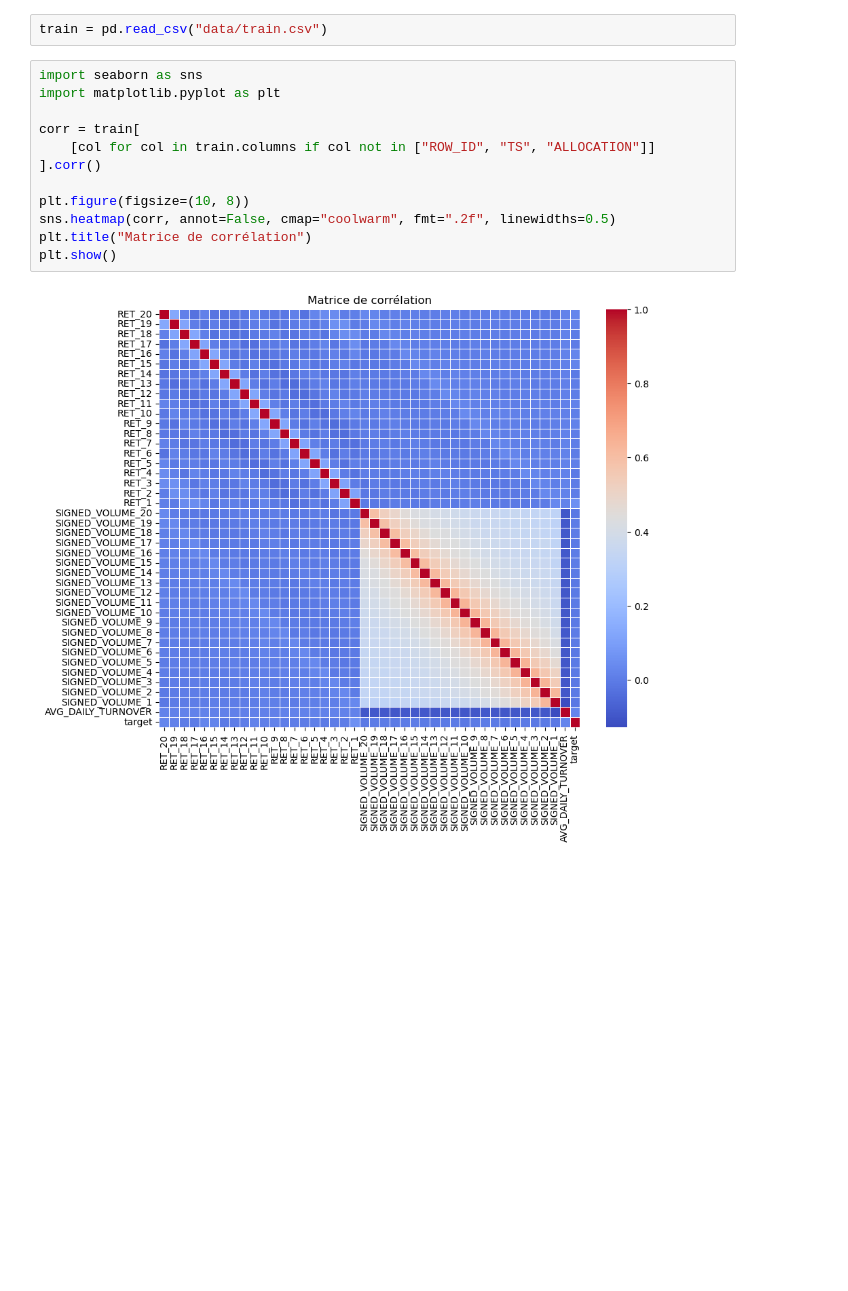
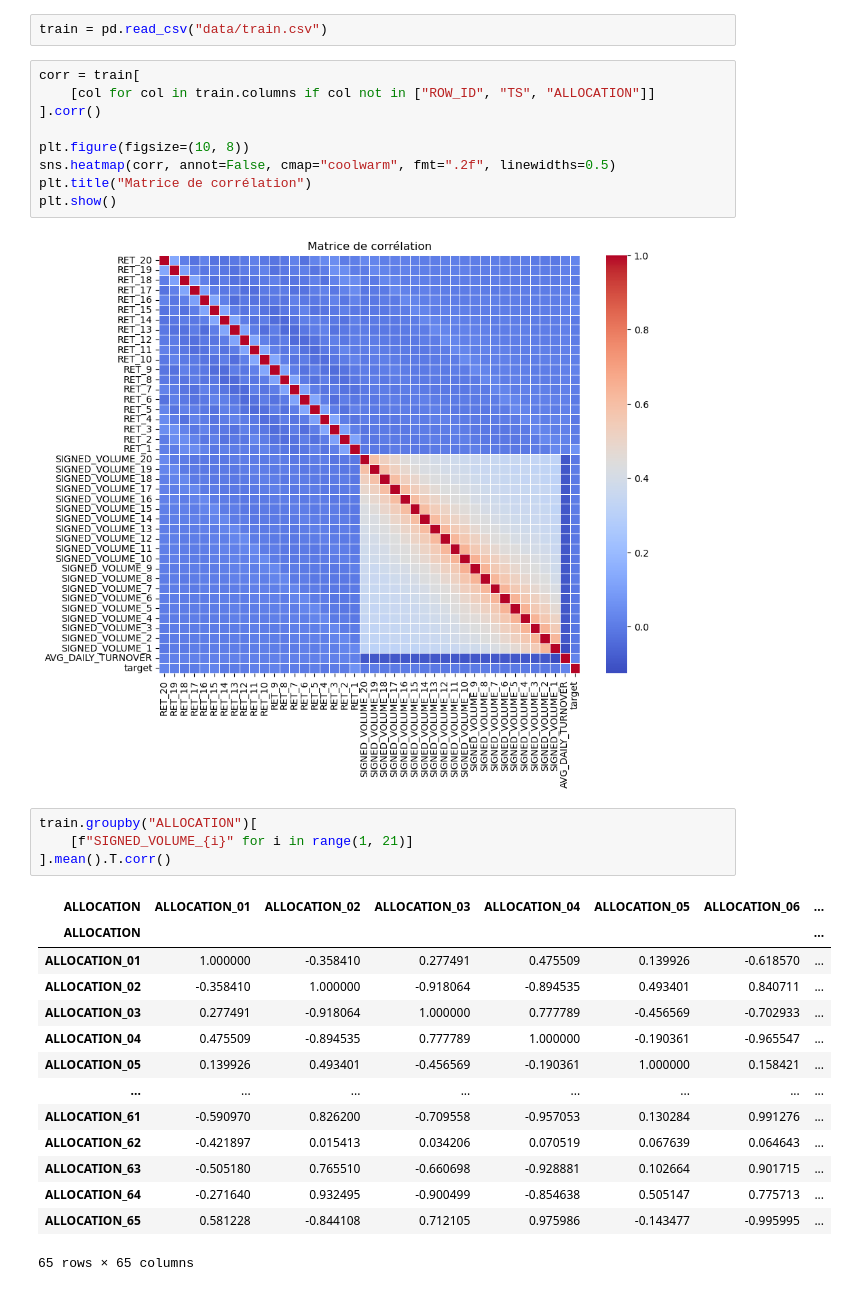
Before and after one commit to MaxCoppa/qrt-asset-allocation-performance-forecasting, a Jupyter notebook: vizualise_data.ipynb, the cells around one changed output. Drawn from its saved outputs; the diff is of its cells as text; blank space fills up the shorter version.

```diff
--- a/vizualise_data.ipynb
+++ b/vizualise_data.ipynb
@@ -147,9 +149,6 @@ X_test.shape
 # %%
 train = pd.read_csv("data/train.csv")
 # %%
-import seaborn as sns
-import matplotlib.pyplot as plt
-
 corr = train[
     [col for col in train.columns if col not in ["ROW_ID", "TS", "ALLOCATION"]]
 ].corr()
@@ -160,3 +159,22 @@ plt.title("Matrice de corrélation")
 plt.show()
 # %% [output]
 [figure]
+# %%
+train.groupby("ALLOCATION")[
+    [f"SIGNED_VOLUME_{i}" for i in range(1, 21)]
+].mean().T.corr()
+# %% [output]
+| ALLOCATION | ALLOCATION_01 | ALLOCATION_02 | ALLOCATION_03 | ALLOCATION_04 | ALLOCATION_05 | ALLOCATION_06 | ... |
+| ALLOCATION |  |  |  |  |  |  | ... |
+| ALLOCATION_01 | 1.000000 | -0.358410 | 0.277491 | 0.475509 | 0.139926 | -0.618570 | ... |
+| ALLOCATION_02 | -0.358410 | 1.000000 | -0.918064 | -0.894535 | 0.493401 | 0.840711 | ... |
+| ALLOCATION_03 | 0.277491 | -0.918064 | 1.000000 | 0.777789 | -0.456569 | -0.702933 | ... |
+| ALLOCATION_04 | 0.475509 | -0.894535 | 0.777789 | 1.000000 | -0.190361 | -0.965547 | ... |
+| ALLOCATION_05 | 0.139926 | 0.493401 | -0.456569 | -0.190361 | 1.000000 | 0.158421 | ... |
+| ... | ... | ... | ... | ... | ... | ... | ... |
+| ALLOCATION_61 | -0.590970 | 0.826200 | -0.709558 | -0.957053 | 0.130284 | 0.991276 | ... |
+| ALLOCATION_62 | -0.421897 | 0.015413 | 0.034206 | 0.070519 | 0.067639 | 0.064643 | ... |
+| ALLOCATION_63 | -0.505180 | 0.765510 | -0.660698 | -0.928881 | 0.102664 | 0.901715 | ... |
+| ALLOCATION_64 | -0.271640 | 0.932495 | -0.900499 | -0.854638 | 0.505147 | 0.775713 | ... |
+| ALLOCATION_65 | 0.581228 | -0.844108 | 0.712105 | 0.975986 | -0.143477 | -0.995995 | ... |
+65 rows × 65 columns
```
Also changed, not shown: parts of 2 cells of this notebook, 12 other files.
